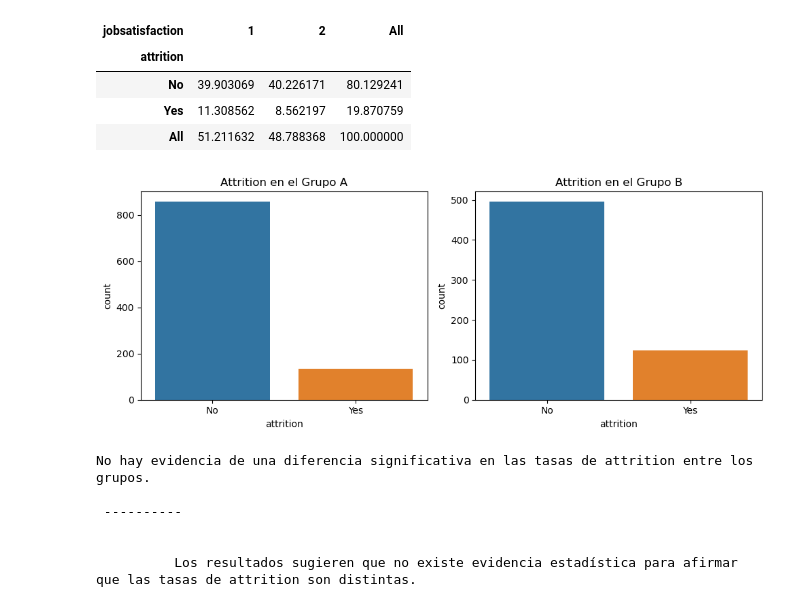
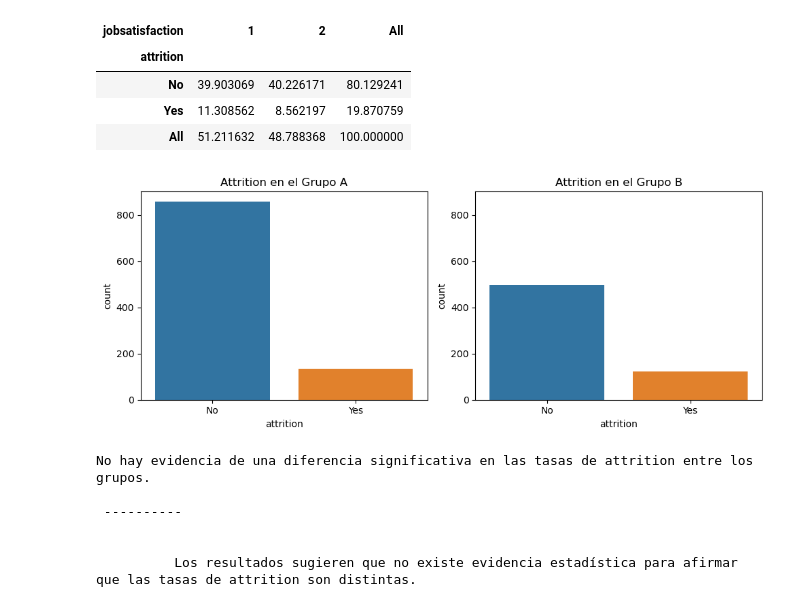
Before and after one commit to laural87/project-da-promo-I-modulo-3-team-2, a Jupyter notebook: Fase4_ABTesting.ipynb, the cells around one changed output. Drawn from its saved outputs; the diff is of its cells as text; code cells hidden in the pictures.

Commit message:
upload visual A/B

```diff
--- a/Fase4_ABTesting.ipynb
+++ b/Fase4_ABTesting.ipynb
@@ -80,20 +80,25 @@ tabla_contingencia_B
 # %%
 # Crear subgráficos
 fig, axes = plt.subplots(nrows=1, ncols=2, figsize=(10, 4))
 
 # Gráfico 1: Attrition en el Grupo A
 sns.countplot(ax=axes[0], data=df_group_A, x='attrition')
 axes[0].set_title('Attrition en el Grupo A')
 
 # Gráfico 2: Attrition en el Grupo B
 sns.countplot(ax=axes[1], data=df_group_B, x='attrition')
 axes[1].set_title('Attrition en el Grupo B')
 
+# Ajustar los límites de los ejes y para que sean iguales
+max_y = max(axes[0].get_ylim()[1], axes[1].get_ylim()[1])
+axes[0].set_ylim(0, max_y)
+axes[1].set_ylim(0, max_y)
+
 # Mostrar los gráficos
 plt.tight_layout()
 plt.show()
 # %% [output]
-[figure, old version]
+[figure, new version]
 # %%
 # Tablas de contingencia de ambis grupos
 tabla_contingencia_A = pd.crosstab(df_group_A['attrition'], df_group_A['jobsatisfaction'], normalize=True, margins=True) * 100
```
Also changed, not shown: 2 other files.
